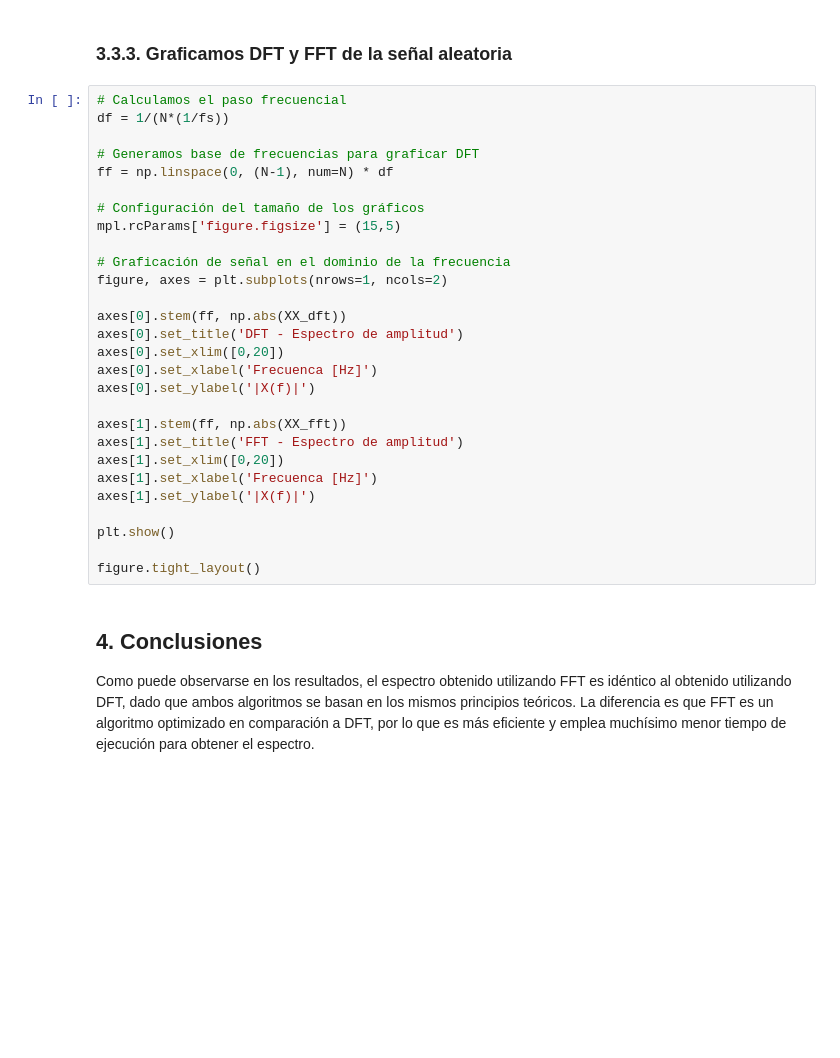
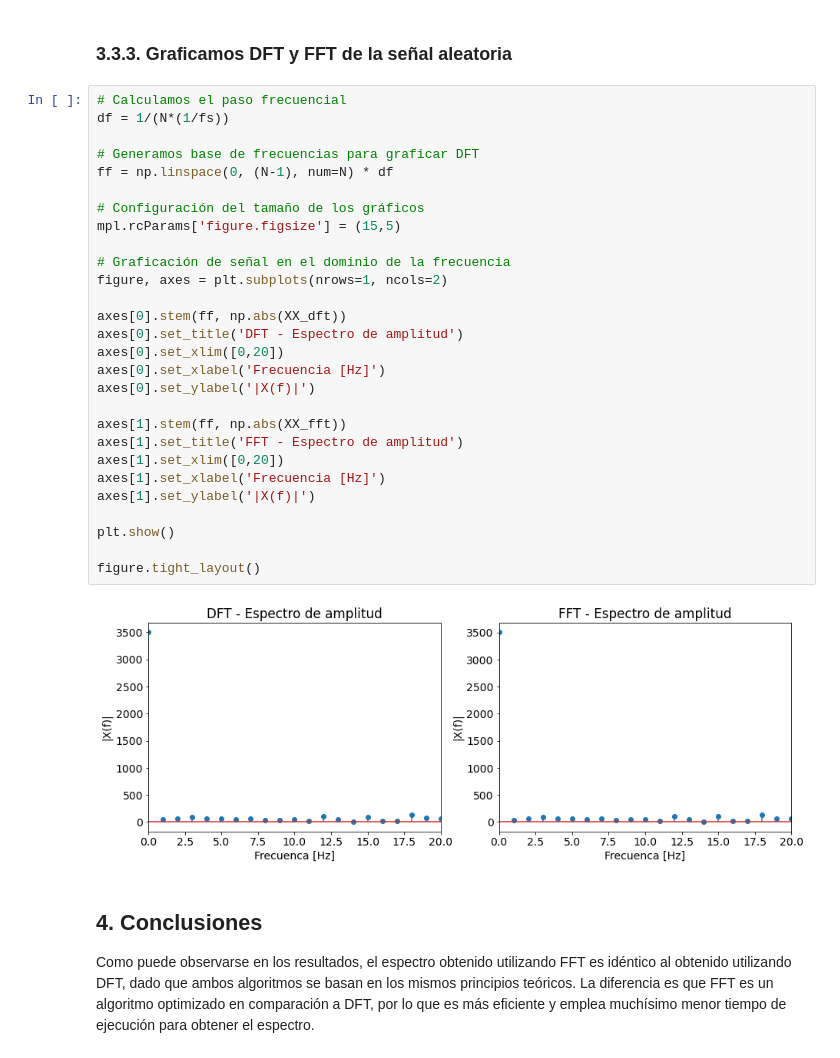
Before and after one commit to mdfernandez92/pds_utn, a Jupyter notebook: ts2/pds_ts2.ipynb, the cells around one changed output. Saved outputs shown, nothing was run; the diff lists cells and outputs as text; blank space fills up the shorter version.

Commit message:
Se corrige nombre de eje x para frecuencia

```diff
--- a/ts2/pds_ts2.ipynb
+++ b/ts2/pds_ts2.ipynb
@@ -226,31 +229,33 @@ print("FFT - TIEMPO DE EJECUCIÓN: {}ms".format(dt_diff_fft))
 # %%
 # Calculamos el paso frecuencial
 df = 1/(N*(1/fs))
 
 # Generamos base de frecuencias para graficar DFT
 ff = np.linspace(0, (N-1), num=N) * df
 
 # Configuración del tamaño de los gráficos
 mpl.rcParams['figure.figsize'] = (15,5)
 
 # Graficación de señal en el dominio de la frecuencia
 figure, axes = plt.subplots(nrows=1, ncols=2)
 
 axes[0].stem(ff, np.abs(XX_dft))
 axes[0].set_title('DFT - Espectro de amplitud')
 axes[0].set_xlim([0,20])
-axes[0].set_xlabel('Frecuenca [Hz]')
+axes[0].set_xlabel('Frecuencia [Hz]')
 axes[0].set_ylabel('|X(f)|')
 
 axes[1].stem(ff, np.abs(XX_fft))
 axes[1].set_title('FFT - Espectro de amplitud')
 axes[1].set_xlim([0,20])
-axes[1].set_xlabel('Frecuenca [Hz]')
+axes[1].set_xlabel('Frecuencia [Hz]')
 axes[1].set_ylabel('|X(f)|')
 
 plt.show()
 
 figure.tight_layout()
+# %% [output]
+[figure, added]
 # %% [markdown]
 ## 4. Conclusiones
 Como puede observarse en los resultados, el espectro obtenido utilizando FFT es idéntico al obtenido utilizando DFT, dado que ambos algoritmos se basan en los mismos principios teóricos. La diferencia es que FFT es un algoritmo optimizado en comparación a DFT, por lo que es más eficiente y emplea muchísimo menor tiempo de ejecución para obtener el espectro.
```
Also changed, not shown: parts of 2 cells of this notebook.
